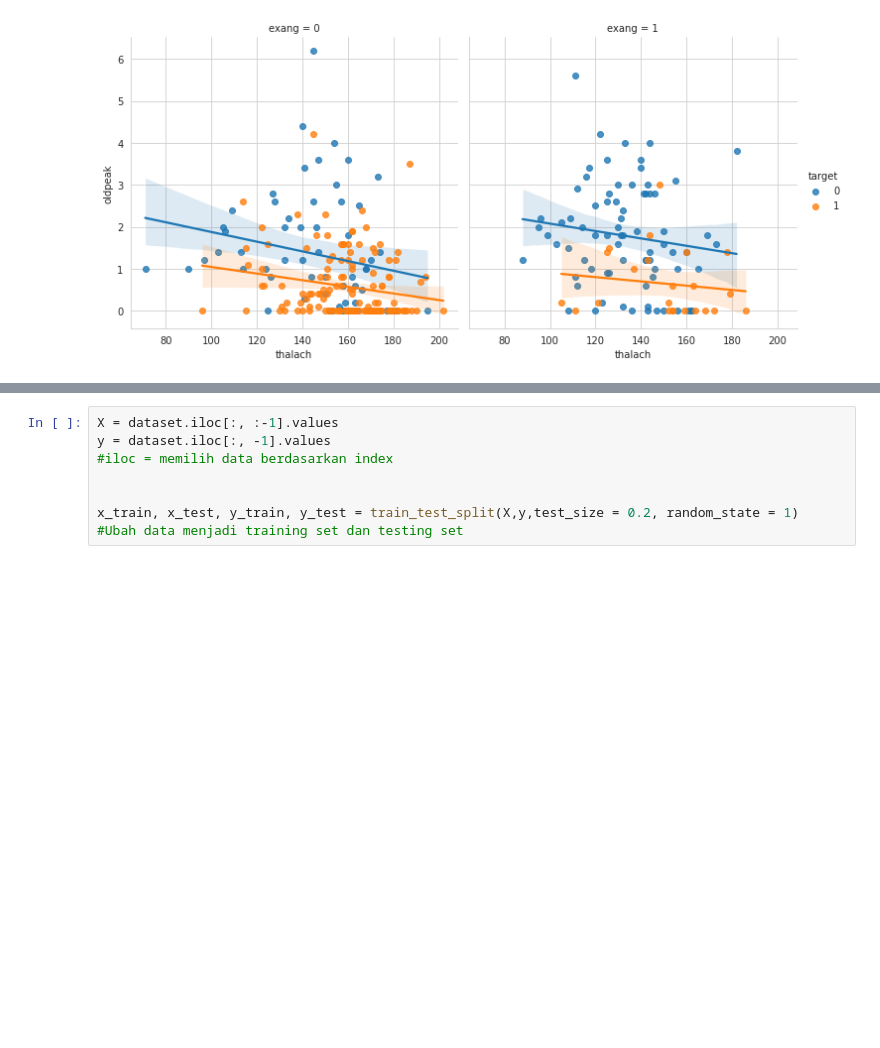
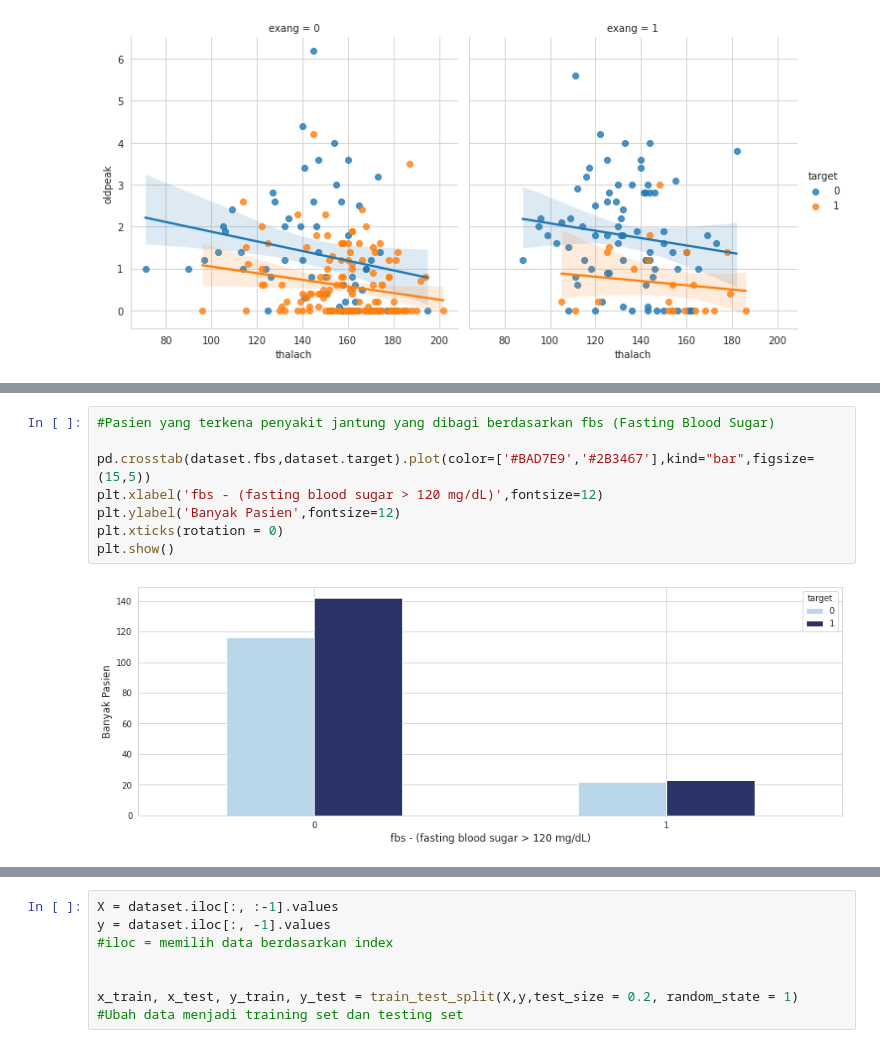
Before and after one commit to FebricoJonata/AI-Final-Project, a Jupyter notebook: Prediksi_Penyakit_Jantung_(Project_AI).ipynb, the cells around one changed output, grey strips where cells are left out. Drawn from its saved outputs; the diff is of its cells as text; blank space fills up the shorter version.

```diff
--- a/Prediksi_Penyakit_Jantung_(Project_AI).ipynb
+++ b/Prediksi_Penyakit_Jantung_(Project_AI).ipynb
@@ -121 +134,11 @@ Dilihat dari grafik, pasien yang tidak berolahraga/ tidak ada keluhan angina **(
+# %%
+#Pasien yang terkena penyakit jantung yang dibagi berdasarkan fbs (Fasting Blood Sugar)
+
+pd.crosstab(dataset.fbs,dataset.target).plot(color=['#BAD7E9','#2B3467'],kind="bar",figsize=(15,5))
+plt.xlabel('fbs - (fasting blood sugar > 120 mg/dL)',fontsize=12)
+plt.ylabel('Banyak Pasien',fontsize=12)
+plt.xticks(rotation = 0)
+plt.show()
+# %% [output]
+[figure, added]
 # %%
```
Also changed, not shown: parts of 14 cells of this notebook.
